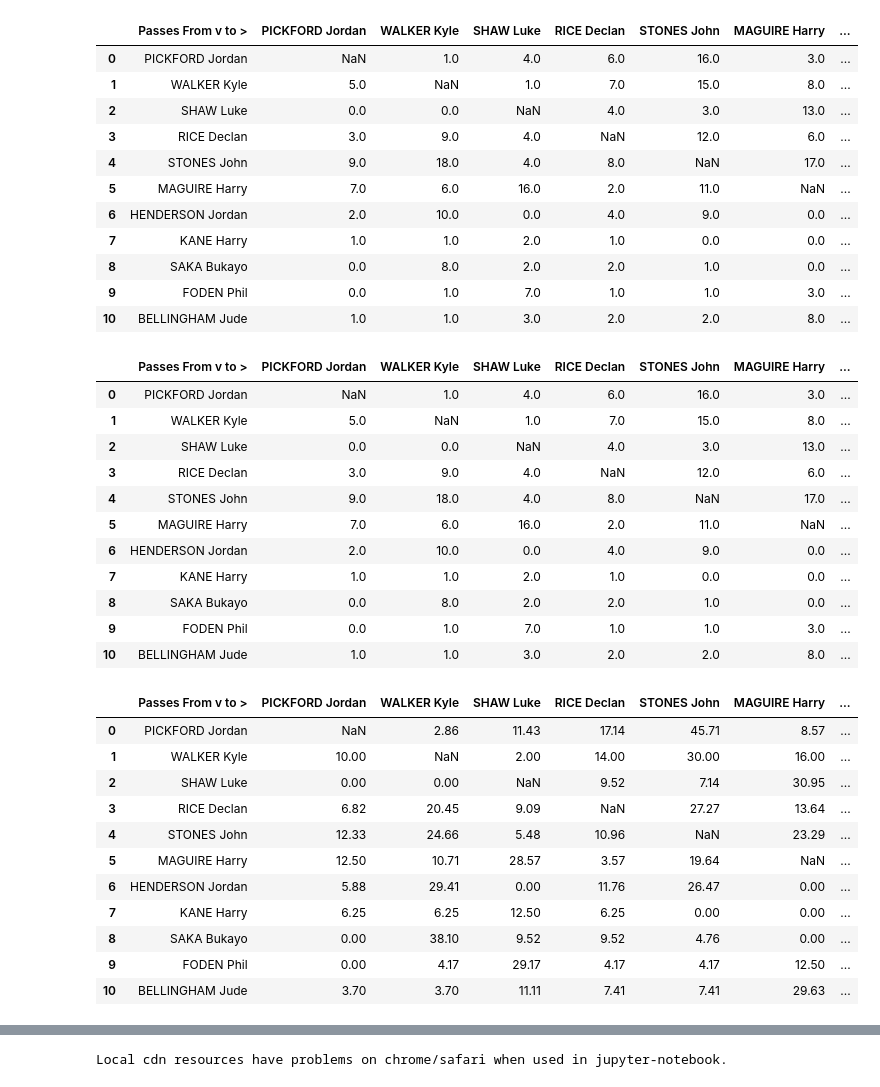
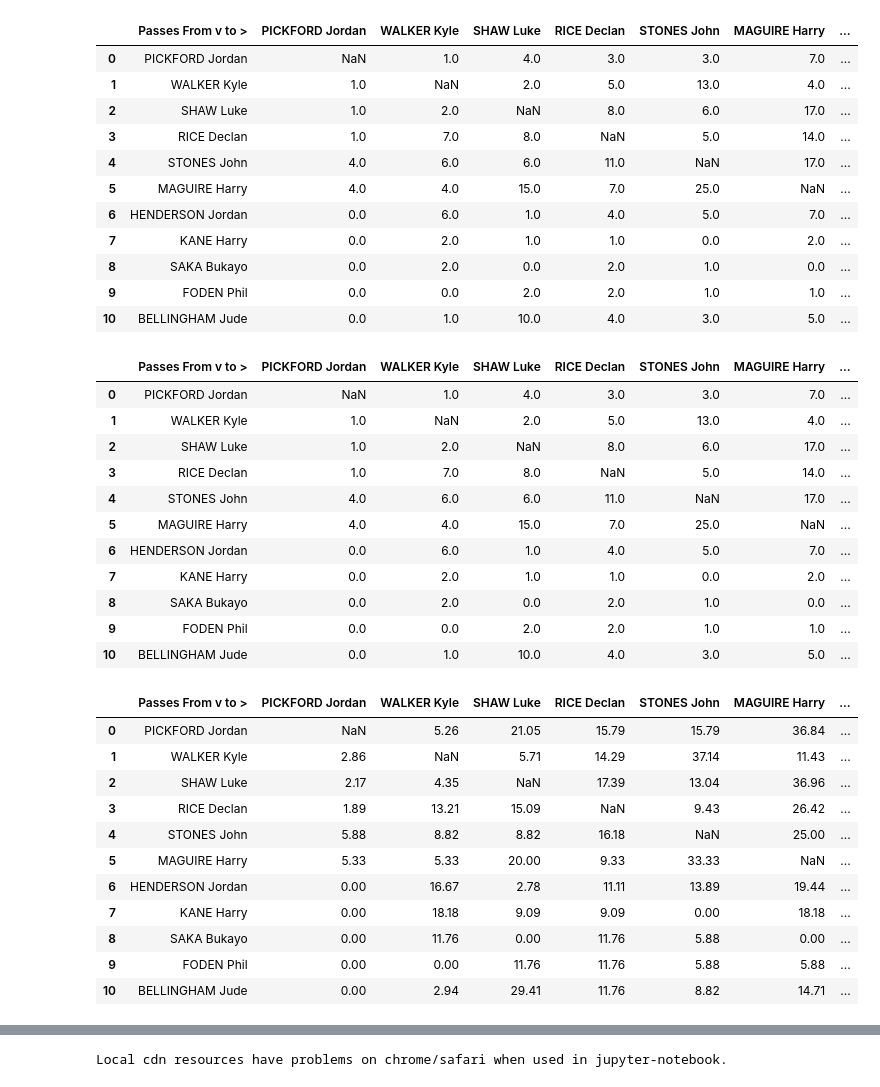
Before and after one commit to SidMurthy97/Football_passing_network, a Jupyter notebook: src/passing_network.ipynb, the cells around one changed output, grey strips where cells are left out. Cells and saved outputs as stored; diff of their text form; code cells hidden in the pictures.

Commit message:
adding capability to specify opposition country

```diff
--- a/src/passing_network.ipynb
+++ b/src/passing_network.ipynb
@@ -3,39 +3,40 @@ import numpy as np
 import pandas as pd
 import matplotlib.pyplot as plt
 # %%
+opposition = "france"
 #get raw data
-passing_network = pd.read_csv(filepath_or_buffer=r"..\data\england_passing_data_vs_senegal.csv")
+passing_network = pd.read_csv(filepath_or_buffer=rf"..\data\england_passing_data_vs_{opposition}.csv")
 passing_network
 # %% [output]
 |  | Passes From v to > | PICKFORD Jordan | WALKER Kyle | SHAW Luke | RICE Declan | STONES John | MAGUIRE Harry | ... |
-| 0 | PICKFORD Jordan | NaN | 1.0 | 4.0 | 6.0 | 16.0 | 3.0 | ... |
-| 1 | WALKER Kyle | 5.0 | NaN | 1.0 | 7.0 | 15.0 | 8.0 | ... |
-| 2 | SHAW Luke | 0.0 | 0.0 | NaN | 4.0 | 3.0 | 13.0 | ... |
-| 3 | RICE Declan | 3.0 | 9.0 | 4.0 | NaN | 12.0 | 6.0 | ... |
-| 4 | STONES John | 9.0 | 18.0 | 4.0 | 8.0 | NaN | 17.0 | ... |
-| 5 | MAGUIRE Harry | 7.0 | 6.0 | 16.0 | 2.0 | 11.0 | NaN | ... |
-| 6 | HENDERSON Jordan | 2.0 | 10.0 | 0.0 | 4.0 | 9.0 | 0.0 | ... |
-| 7 | KANE Harry | 1.0 | 1.0 | 2.0 | 1.0 | 0.0 | 0.0 | ... |
-| 8 | SAKA Bukayo | 0.0 | 8.0 | 2.0 | 2.0 | 1.0 | 0.0 | ... |
-| 9 | FODEN Phil | 0.0 | 1.0 | 7.0 | 1.0 | 1.0 | 3.0 | ... |
-| 10 | BELLINGHAM Jude | 1.0 | 1.0 | 3.0 | 2.0 | 2.0 | 8.0 | ... |
+| 0 | PICKFORD Jordan | NaN | 1.0 | 4.0 | 3.0 | 3.0 | 7.0 | ... |
+| 1 | WALKER Kyle | 1.0 | NaN | 2.0 | 5.0 | 13.0 | 4.0 | ... |
+| 2 | SHAW Luke | 1.0 | 2.0 | NaN | 8.0 | 6.0 | 17.0 | ... |
+| 3 | RICE Declan | 1.0 | 7.0 | 8.0 | NaN | 5.0 | 14.0 | ... |
+| 4 | STONES John | 4.0 | 6.0 | 6.0 | 11.0 | NaN | 17.0 | ... |
+| 5 | MAGUIRE Harry | 4.0 | 4.0 | 15.0 | 7.0 | 25.0 | NaN | ... |
+| 6 | HENDERSON Jordan | 0.0 | 6.0 | 1.0 | 4.0 | 5.0 | 7.0 | ... |
+| 7 | KANE Harry | 0.0 | 2.0 | 1.0 | 1.0 | 0.0 | 2.0 | ... |
+| 8 | SAKA Bukayo | 0.0 | 2.0 | 0.0 | 2.0 | 1.0 | 0.0 | ... |
+| 9 | FODEN Phil | 0.0 | 0.0 | 2.0 | 2.0 | 1.0 | 1.0 | ... |
+| 10 | BELLINGHAM Jude | 0.0 | 1.0 | 10.0 | 4.0 | 3.0 | 5.0 | ... |
 # %%
 #sum up the total pass each person does
 passing_network["total_passes"] = passing_network.sum(axis='columns', numeric_only=True)
 passing_network
 # %% [output]
 |  | Passes From v to > | PICKFORD Jordan | WALKER Kyle | SHAW Luke | RICE Declan | STONES John | MAGUIRE Harry | ... |
-| 0 | PICKFORD Jordan | NaN | 1.0 | 4.0 | 6.0 | 16.0 | 3.0 | ... |
-| 1 | WALKER Kyle | 5.0 | NaN | 1.0 | 7.0 | 15.0 | 8.0 | ... |
-| 2 | SHAW Luke | 0.0 | 0.0 | NaN | 4.0 | 3.0 | 13.0 | ... |
-| 3 | RICE Declan | 3.0 | 9.0 | 4.0 | NaN | 12.0 | 6.0 | ... |
-| 4 | STONES John | 9.0 | 18.0 | 4.0 | 8.0 | NaN | 17.0 | ... |
-| 5 | MAGUIRE Harry | 7.0 | 6.0 | 16.0 | 2.0 | 11.0 | NaN | ... |
-| 6 | HENDERSON Jordan | 2.0 | 10.0 | 0.0 | 4.0 | 9.0 | 0.0 | ... |
-| 7 | KANE Harry | 1.0 | 1.0 | 2.0 | 1.0 | 0.0 | 0.0 | ... |
-| 8 | SAKA Bukayo | 0.0 | 8.0 | 2.0 | 2.0 | 1.0 | 0.0 | ... |
-| 9 | FODEN Phil | 0.0 | 1.0 | 7.0 | 1.0 | 1.0 | 3.0 | ... |
-| 10 | BELLINGHAM Jude | 1.0 | 1.0 | 3.0 | 2.0 | 2.0 | 8.0 | ... |
+| 0 | PICKFORD Jordan | NaN | 1.0 | 4.0 | 3.0 | 3.0 | 7.0 | ... |
+| 1 | WALKER Kyle | 1.0 | NaN | 2.0 | 5.0 | 13.0 | 4.0 | ... |
+| 2 | SHAW Luke | 1.0 | 2.0 | NaN | 8.0 | 6.0 | 17.0 | ... |
+| 3 | RICE Declan | 1.0 | 7.0 | 8.0 | NaN | 5.0 | 14.0 | ... |
+| 4 | STONES John | 4.0 | 6.0 | 6.0 | 11.0 | NaN | 17.0 | ... |
+| 5 | MAGUIRE Harry | 4.0 | 4.0 | 15.0 | 7.0 | 25.0 | NaN | ... |
+| 6 | HENDERSON Jordan | 0.0 | 6.0 | 1.0 | 4.0 | 5.0 | 7.0 | ... |
+| 7 | KANE Harry | 0.0 | 2.0 | 1.0 | 1.0 | 0.0 | 2.0 | ... |
+| 8 | SAKA Bukayo | 0.0 | 2.0 | 0.0 | 2.0 | 1.0 | 0.0 | ... |
+| 9 | FODEN Phil | 0.0 | 0.0 | 2.0 | 2.0 | 1.0 | 1.0 | ... |
+| 10 | BELLINGHAM Jude | 0.0 | 1.0 | 10.0 | 4.0 | 3.0 | 5.0 | ... |
 # %%
 #perform arithmetic on the absolute passing statistics and persist the passes
 #from and to column
@@ -47,17 +48,17 @@ passing_network_as_percents = pd.concat([passing_network["Passes From v to >"],
 passing_network_as_percents
 # %% [output]
 |  | Passes From v to > | PICKFORD Jordan | WALKER Kyle | SHAW Luke | RICE Declan | STONES John | MAGUIRE Harry | ... |
-| 0 | PICKFORD Jordan | NaN | 2.86 | 11.43 | 17.14 | 45.71 | 8.57 | ... |
-| 1 | WALKER Kyle | 10.00 | NaN | 2.00 | 14.00 | 30.00 | 16.00 | ... |
-| 2 | SHAW Luke | 0.00 | 0.00 | NaN | 9.52 | 7.14 | 30.95 | ... |
-| 3 | RICE Declan | 6.82 | 20.45 | 9.09 | NaN | 27.27 | 13.64 | ... |
-| 4 | STONES John | 12.33 | 24.66 | 5.48 | 10.96 | NaN | 23.29 | ... |
-| 5 | MAGUIRE Harry | 12.50 | 10.71 | 28.57 | 3.57 | 19.64 | NaN | ... |
-| 6 | HENDERSON Jordan | 5.88 | 29.41 | 0.00 | 11.76 | 26.47 | 0.00 | ... |
-| 7 | KANE Harry | 6.25 | 6.25 | 12.50 | 6.25 | 0.00 | 0.00 | ... |
-| 8 | SAKA Bukayo | 0.00 | 38.10 | 9.52 | 9.52 | 4.76 | 0.00 | ... |
-| 9 | FODEN Phil | 0.00 | 4.17 | 29.17 | 4.17 | 4.17 | 12.50 | ... |
-| 10 | BELLINGHAM Jude | 3.70 | 3.70 | 11.11 | 7.41 | 7.41 | 29.63 | ... |
+| 0 | PICKFORD Jordan | NaN | 5.26 | 21.05 | 15.79 | 15.79 | 36.84 | ... |
+| 1 | WALKER Kyle | 2.86 | NaN | 5.71 | 14.29 | 37.14 | 11.43 | ... |
+| 2 | SHAW Luke | 2.17 | 4.35 | NaN | 17.39 | 13.04 | 36.96 | ... |
+| 3 | RICE Declan | 1.89 | 13.21 | 15.09 | NaN | 9.43 | 26.42 | ... |
+| 4 | STONES John | 5.88 | 8.82 | 8.82 | 16.18 | NaN | 25.00 | ... |
+| 5 | MAGUIRE Harry | 5.33 | 5.33 | 20.00 | 9.33 | 33.33 | NaN | ... |
+| 6 | HENDERSON Jordan | 0.00 | 16.67 | 2.78 | 11.11 | 13.89 | 19.44 | ... |
+| 7 | KANE Harry | 0.00 | 18.18 | 9.09 | 9.09 | 0.00 | 18.18 | ... |
+| 8 | SAKA Bukayo | 0.00 | 11.76 | 0.00 | 11.76 | 5.88 | 0.00 | ... |
+| 9 | FODEN Phil | 0.00 | 0.00 | 11.76 | 11.76 | 5.88 | 5.88 | ... |
+| 10 | BELLINGHAM Jude | 0.00 | 2.94 | 29.41 | 11.76 | 8.82 | 14.71 | ... |
 # %%
 # Figure out how to make an edgelist with the top x connections
 cutoff_players = 2
```
Also changed, not shown: parts of 3 cells of this notebook, 3 other files.
